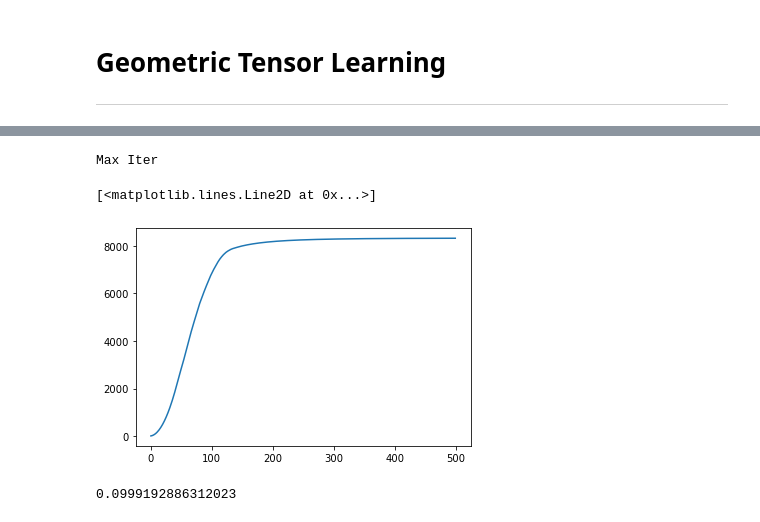
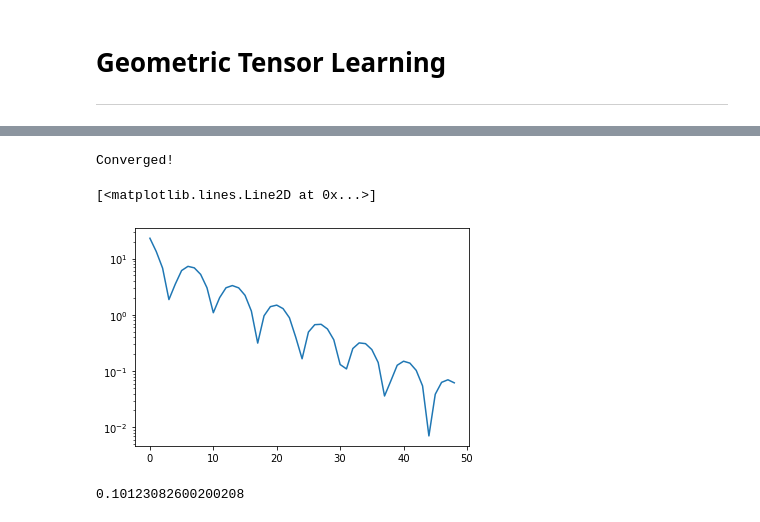
Before and after one commit to mrsfgl/geometric_tensor_learning, a Jupyter notebook: notebooks/horpca.ipynb, the cells around one changed output, grey strips where cells are left out. Drawn from its saved outputs; the diff is of its cells as text; code cells hidden in the pictures.

```diff
--- a/notebooks/horpca.ipynb
+++ b/notebooks/horpca.ipynb
@@ -98,19 +85,19 @@ norm(Y-X)/norm(X)
 
 # Y = contaminate_signal(X_smooth, target_SNR=15)
 # %%
-L, obj_val, terms = horpca(Y, psi=[1,1,1,1], beta=1, alpha=np.ones(4)*10**-2, max_iter=500, verbose=True)
+L, obj_val, terms, lam_val = horpca(Y, psi=[1,1,1,1], beta=1, max_iter=500, verbose=True)
 # %% [output]
-Max Iter
+Converged!
-# %%
-plt.plot(obj_val)
-# %% [output]
-[<matplotlib.lines.Line2D at 0x...>]
-[figure, removed]
+# %%
+plt.semilogy(lam_val)
+# %% [output]
+[<matplotlib.lines.Line2D at 0x...>]
+[figure, added]
 # %%
 # X = X_smooth
 norm(X-L)/norm(X)
 # %% [output]
-0.0999192886312023
+0.10123082600200208
 # %%
 norm(X-Y.data)/norm(X)
 # %% [output]
```
Also changed, not shown: parts of 6 cells of this notebook, 12 other files.
